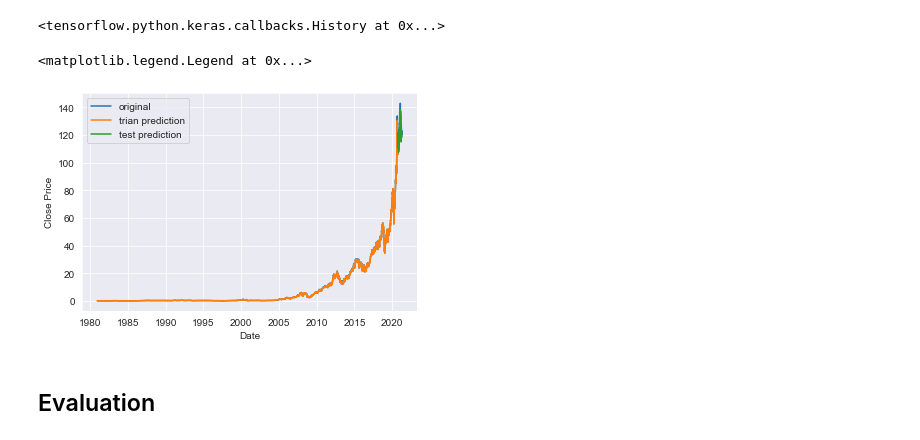
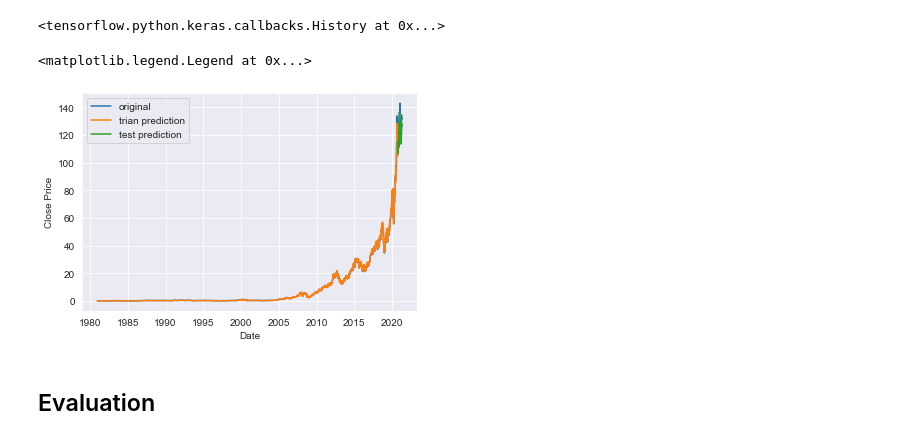
Before and after one commit to ghcn345/Stock-Market-Prediction, a Jupyter notebook: stock_market_TimeSeries.ipynb, the cells around one changed output. Cells and saved outputs as stored; diff of their text form; code cells hidden in the pictures.

```diff
--- a/stock_market_TimeSeries.ipynb
+++ b/stock_market_TimeSeries.ipynb
@@ -423,8 +436,9 @@ ax.legend()
 # %%
-gru_model = Sequential()
-gru_model.add(GRU(4, input_shape=(1, look_back)))
-gru_model.add(Dense(1))
-gru_model.compile(loss='mean_squared_error', optimizer='adam')
-gru_model.fit(trainX, trainY, epochs=100, batch_size=1, verbose=0)
+model_gru = Sequential()
+model_gru.add(GRU(4, input_shape=(1, back)))
+model_gru.add(Dense(1))
+
+model_gru.compile(loss='mean_squared_error', optimizer='adam')
+model_gru.fit(X_train, Y_train, epochs=10, batch_size=100, verbose=0)
 # %% [output]
 <tensorflow.python.keras.callbacks.History at 0x...>
@@ -439,23 +445,31 @@ testY = scaler.inverse_transform([testY])
+# %%
+train_pred_gru = model_gru.predict(X_train)
+test_pred_gru = model_gru.predict(X_test)
+
+train_pred_gru = scaler.inverse_transform(train_pred_gru)
+Y_train = scaler.inverse_transform([Y_train])
+test_pred_gru = scaler.inverse_transform(test_pred_gru)
+Y_test = scaler.inverse_transform([Y_test])
 # %%
-gru_trainPredictPlot = np.empty_like(dataset)
-gru_trainPredictPlot[:, :] = np.nan
-gru_trainPredictPlot[look_back:len(gru_trainPredict)+look_back, :] = gru_trainPredict
+# shift train predictions for plotting
+train_pred_plot_gru = np.empty_like(rnn)
+train_pred_plot_gru[:, :] = np.nan
+train_pred_plot_gru[back:len(train_pred)+back, :] = train_pred_gru
 # shift test predictions for plotting
-gru_testPredictPlot = np.empty_like(dataset)
-gru_testPredictPlot[:, :] = np.nan
-gru_testPredictPlot[len(trainPredict)+(look_back*2)+1:len(dataset)-1, :] = gru_testPredict
+test_pred_plot_gru = np.empty_like(rnn)
+test_pred_plot_gru[:, :] = np.nan
+test_pred_plot_gru[len(train_pred_gru)+(back*2)+1:len(rnn)-1, :] = test_pred_gru
 # plot baseline and predictions
-fig, ax = plt.subplots()
-ax.plot(df_lstm.index, scaler.inverse_transform(dataset), label='original')
-ax.plot(df_lstm.index, gru_trainPredictPlot,label='trian prediction')
-ax.plot(df_lstm.index, gru_testPredictPlot,label='test prediction')
-ax.set_xlabel('Date')
-ax.set_ylabel('Close Price')
-ax.legend()
-#plt.savefig('images/gru.jpeg', format='jpeg')
+plt.plot(df.index, scaler.inverse_transform(rnn), label='original')
+plt.plot(df.index, train_pred_plot_gru,label='trian prediction')
+plt.plot(df.index, test_pred_plot_gru,label='test prediction')
+plt.xlabel('Date')
+plt.ylabel('Close Price')
+plt.legend()
+#plt.savefig('images/lstm.jpeg', format='jpeg')
 # %% [output]
 <matplotlib.legend.Legend at 0x...>
-[figure, old version]
+[figure, new version]
 # %% [markdown]
 ## Evaluation
 # %% [markdown]
```
Also changed, not shown: parts of 15 cells of this notebook.
